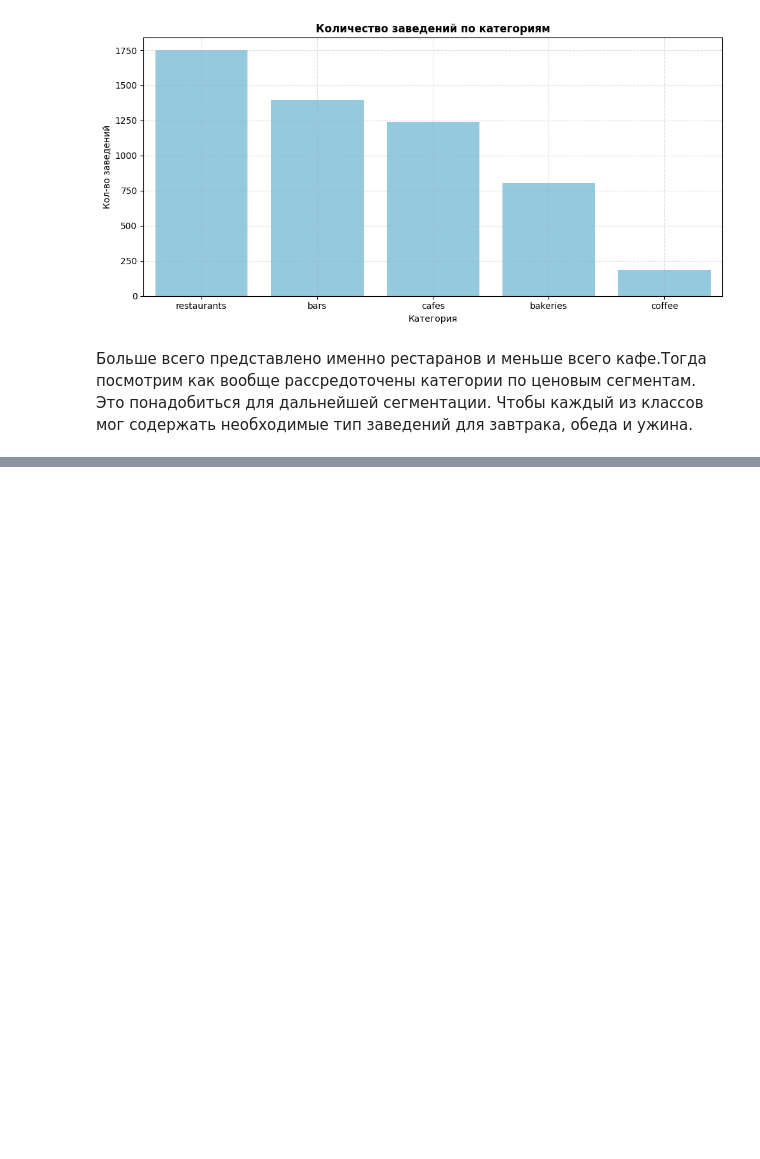
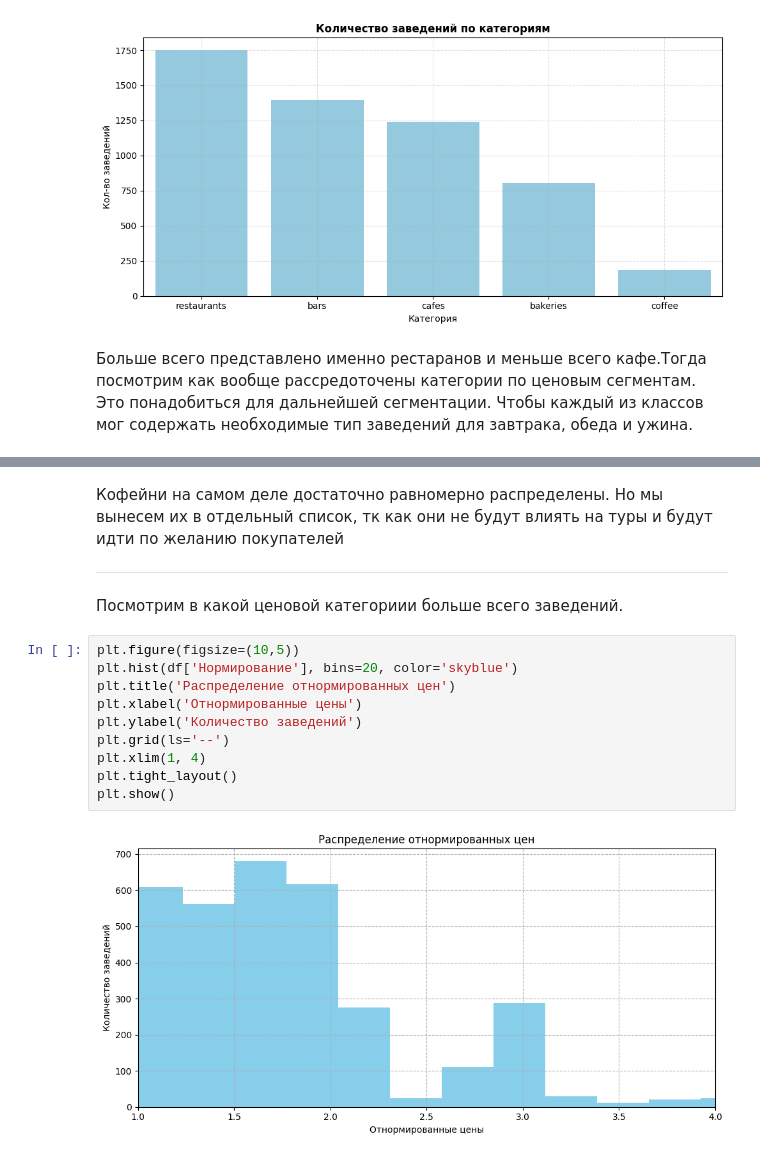
Before and after one commit to gryzunov4ik-create/group_project, a Jupyter notebook: Main_notebook.ipynb, the cells around one changed output, grey strips where cells are left out. Cells and saved outputs as stored; diff of their text form; blank space fills up the shorter version.

```diff
--- a/Main_notebook.ipynb
+++ b/Main_notebook.ipynb
@@ -252,0 +293,20 @@ Name: count, dtype: int64
+# %% [markdown]
+Кофейни на самом деле достаточно равномерно распределены.
+Но мы вынесем их в отдельный список, тк как они не будут влиять на туры и будут идти по желанию покупателей
+
+
+---
+# %% [markdown]
+Посмотрим в какой ценовой категориии больше всего заведений.
+# %%
+plt.figure(figsize=(10,5))
+plt.hist(df['Нормирование'], bins=20, color='skyblue')
+plt.title('Распределение отнормированных цен')
+plt.xlabel('Отнормированные цены')
+plt.ylabel('Количество заведений')
+plt.grid(ls='--')
+plt.xlim(1, 4)
+plt.tight_layout()
+plt.show()
+# %% [output]
+[figure, added]
```
Also changed, not shown: parts of 8 cells of this notebook.
